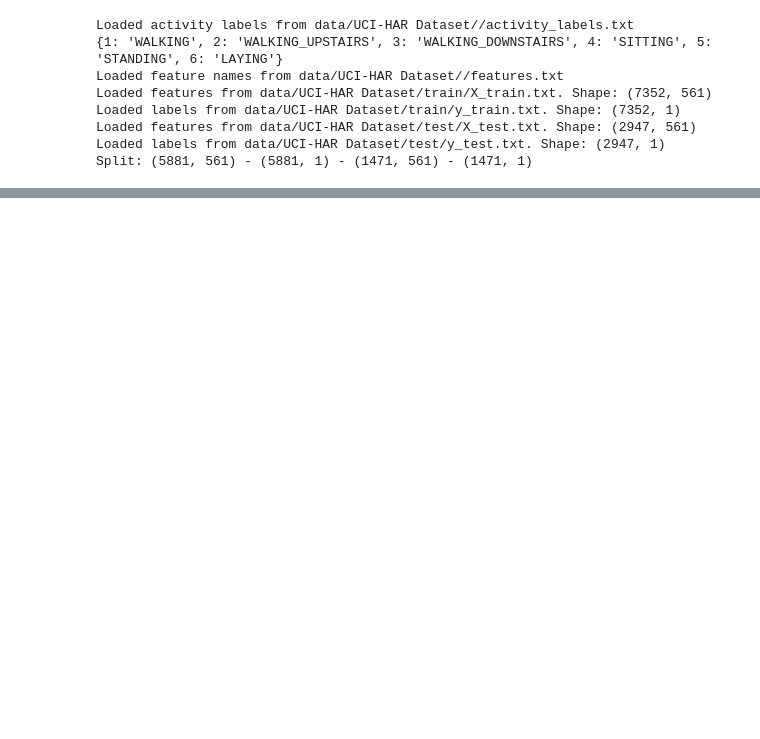
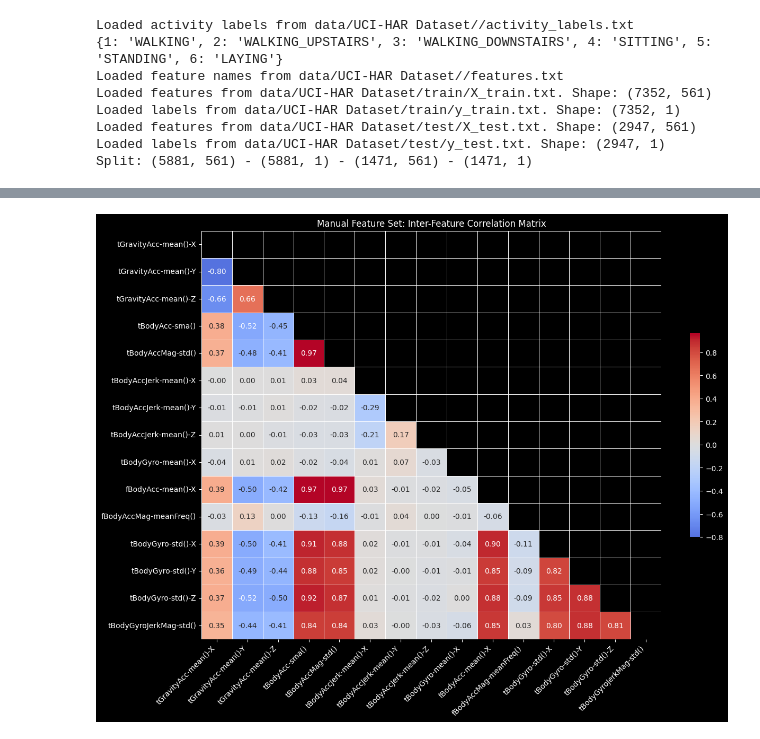
Before and after one commit to EduardDumitrescul/unsupervised-activity-clustering, a Jupyter notebook: sample.ipynb, the cells around one changed output, grey strips where cells are left out. Cells and saved outputs as stored; diff of their text form; code cells hidden in the pictures; blank space fills up the shorter version.

```diff
--- a/sample.ipynb
+++ b/sample.ipynb
@@ -31,0 +30,4 @@ dataset.get_feature_dataframe()
+# %%
+manual_features.plot_correlation_matrix()
+# %% [output]
+[figure, added]
```
Also changed, not shown: parts of 3 cells of this notebook, 1 other file.
